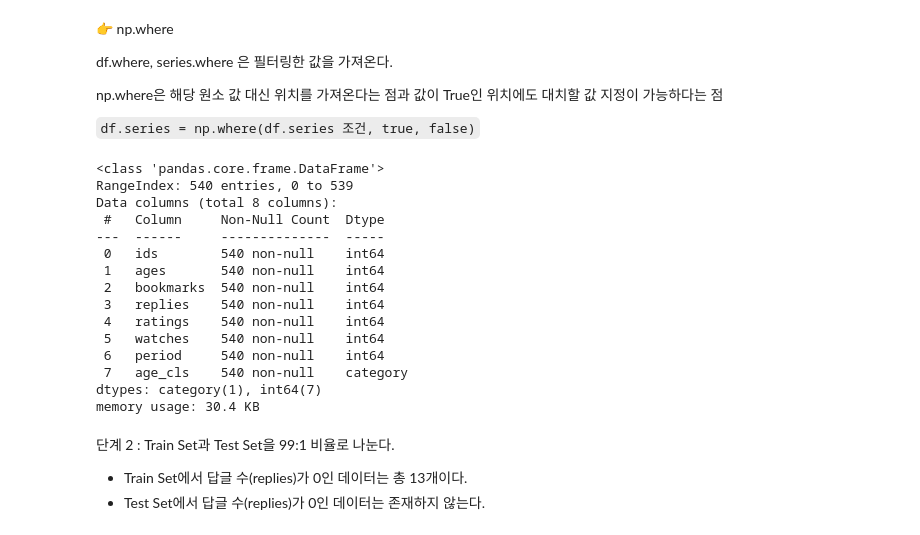
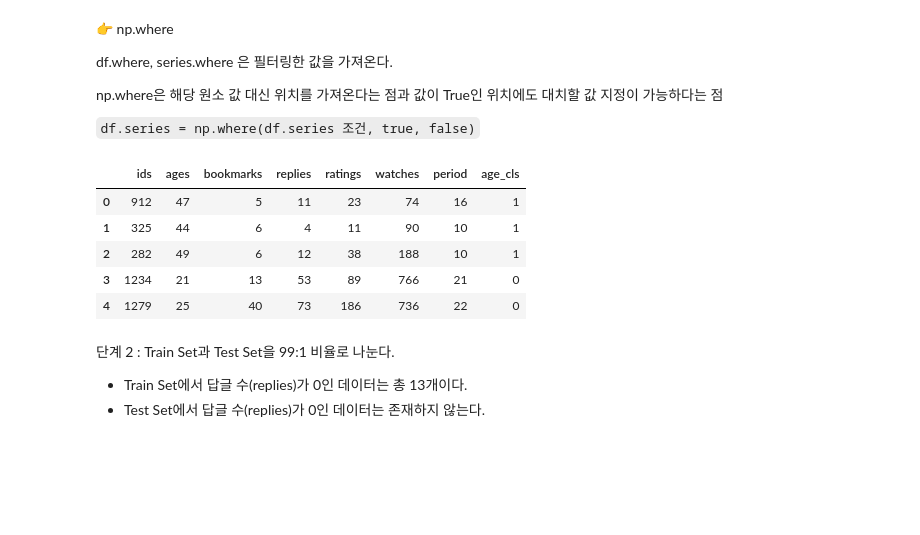
Before and after one commit to smjune/ipynb, a Jupyter notebook: tjd229/4.ipynb, the cells around one changed output. Saved outputs shown, nothing was run; the diff lists cells and outputs as text; code cells hidden in the pictures; blank space fills up the shorter version.

````diff
--- a/tjd229/4.ipynb
+++ b/tjd229/4.ipynb
@@ -223,27 +223,17 @@ np.where은 해당 원소 값 대신 위치를 가져온다는 점과 값이 Tru
 
 ```df.series = np.where(df.series 조건, true, false)```
 # %%
-df3.ages = np.where(df3.ages >= 40,1,0)
-df3.info()
-
+df3.age_cls = np.where(df3.ages >= 40,1,0)
+df3.head()
 # df3.where(df3.ages >= 40,1)   # -> 40 큰 값은 그대로 유지되어 가져오고, 그외 값은 (NaN) 은 1로 대체 됨
 # df3 = np.where(df3.ages >= 40,1,0) # -> 0,1 이 채워진 리스트로 df3 가 업데이트 됨.
 # %% [output]
-<class 'pandas.core.frame.DataFrame'>
-RangeIndex: 540 entries, 0 to 539
-Data columns (total 8 columns):
- #   Column     Non-Null Count  Dtype
----  ------     --------------  -----
- 0   ids        540 non-null    int64
- 1   ages       540 non-null    int64
- 2   bookmarks  540 non-null    int64
- 3   replies    540 non-null    int64
- 4   ratings    540 non-null    int64
- 5   watches    540 non-null    int64
- 6   period     540 non-null    int64
- 7   age_cls    540 non-null    category
-dtypes: category(1), int64(7)
-memory usage: 30.4 KB
+|  | ids | ages | bookmarks | replies | ratings | watches | period | age_cls |
+| 0 | 912 | 47 | 5 | 11 | 23 | 74 | 16 | 1 |
+| 1 | 325 | 44 | 6 | 4 | 11 | 90 | 10 | 1 |
+| 2 | 282 | 49 | 6 | 12 | 38 | 188 | 10 | 1 |
+| 3 | 1234 | 21 | 13 | 53 | 89 | 766 | 21 | 0 |
+| 4 | 1279 | 25 | 40 | 73 | 186 | 736 | 22 | 0 |
 # %% [markdown]
 단계 2 : Train Set과 Test Set을 99:1 비율로 나눈다.
 - Train Set에서 답글 수(replies)가 0인 데이터는 총 13개이다.
````
Also changed, not shown: parts of 19 cells of this notebook, 1 other file.
